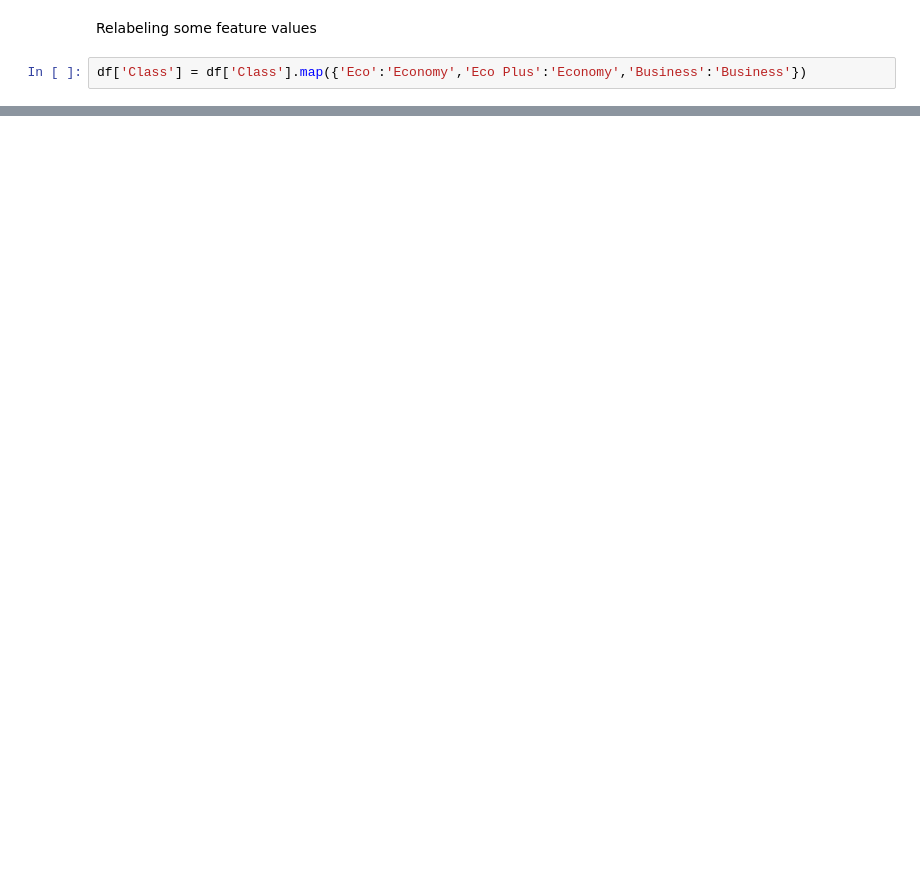
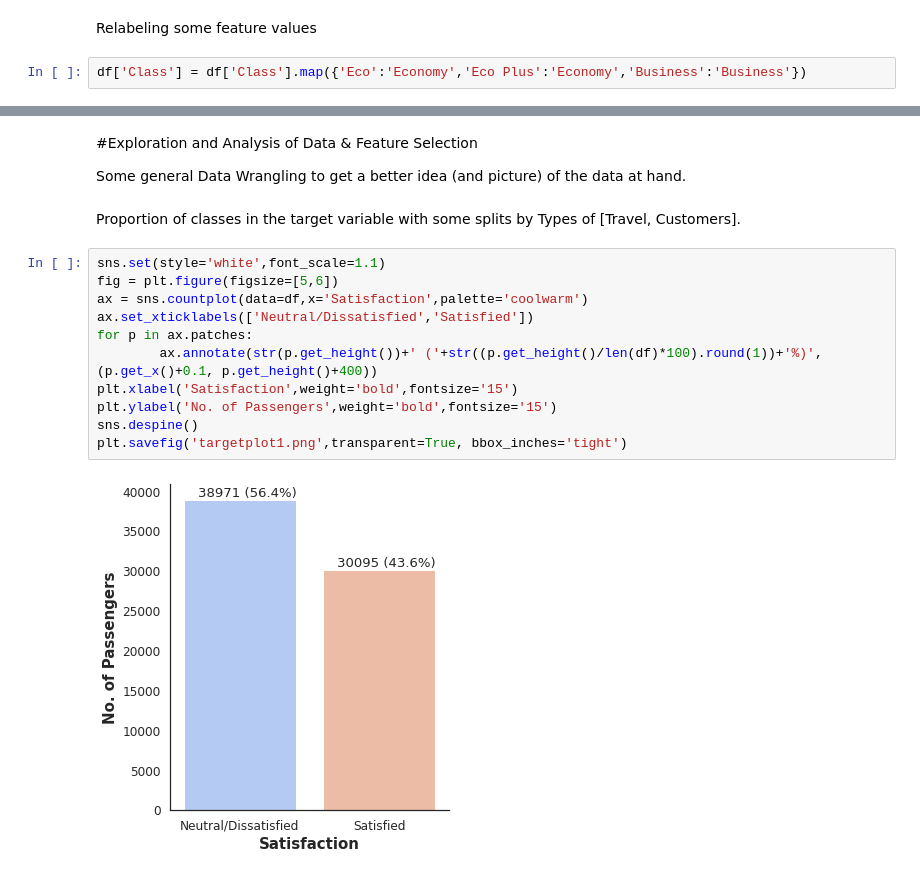
Before and after one commit to federicoding/Airline_Satisfaction, a Jupyter notebook: Airline_Satisfaction_Project.ipynb, the cells around one changed output, grey strips where cells are left out. Cells and saved outputs as stored; diff of their text form; blank space fills up the shorter version.

```diff
--- a/Airline_Satisfaction_Project.ipynb
+++ b/Airline_Satisfaction_Project.ipynb
@@ -198,0 +203,19 @@ df
+# %% [markdown]
+#Exploration and Analysis of Data & Feature Selection
+
+Some general Data Wrangling to get a better idea (and picture) of the data at hand.
+# %% [markdown]
+Proportion of classes in the target variable with some splits by Types of [Travel, Customers].
+# %%
+sns.set(style='white',font_scale=1.1)
+fig = plt.figure(figsize=[5,6])
+ax = sns.countplot(data=df,x='Satisfaction',palette='coolwarm')
+ax.set_xticklabels(['Neutral/Dissatisfied','Satisfied'])
+for p in ax.patches:
+        ax.annotate(str(p.get_height())+' ('+str((p.get_height()/len(df)*100).round(1))+'%)', (p.get_x()+0.1, p.get_height()+400))
+plt.xlabel('Satisfaction',weight='bold',fontsize='15')
+plt.ylabel('No. of Passengers',weight='bold',fontsize='15')
+sns.despine()
+plt.savefig('targetplot1.png',transparent=True, bbox_inches='tight')
+# %% [output]
+[figure, added]
```
Also changed, not shown: parts of 31 cells of this notebook.
